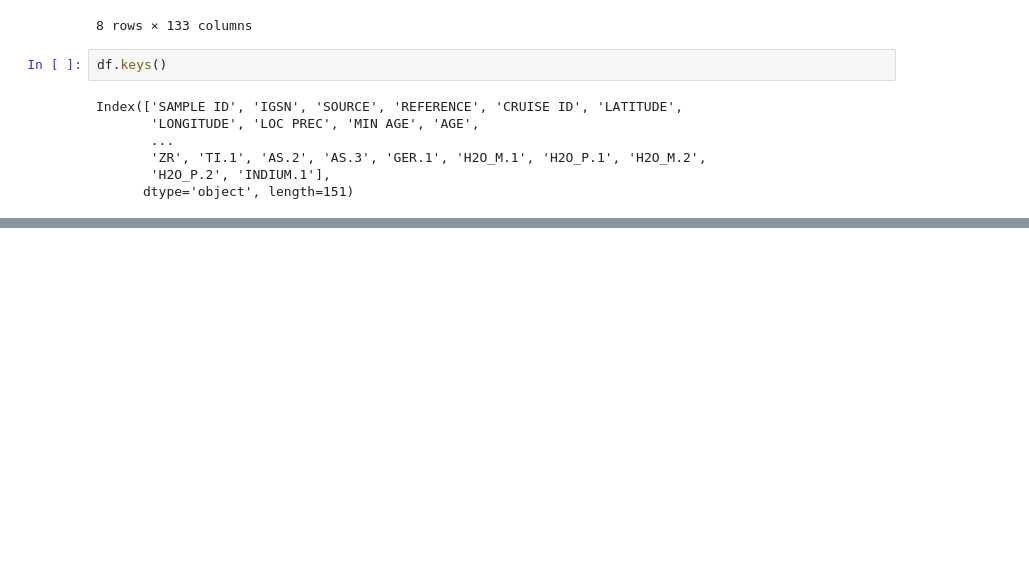
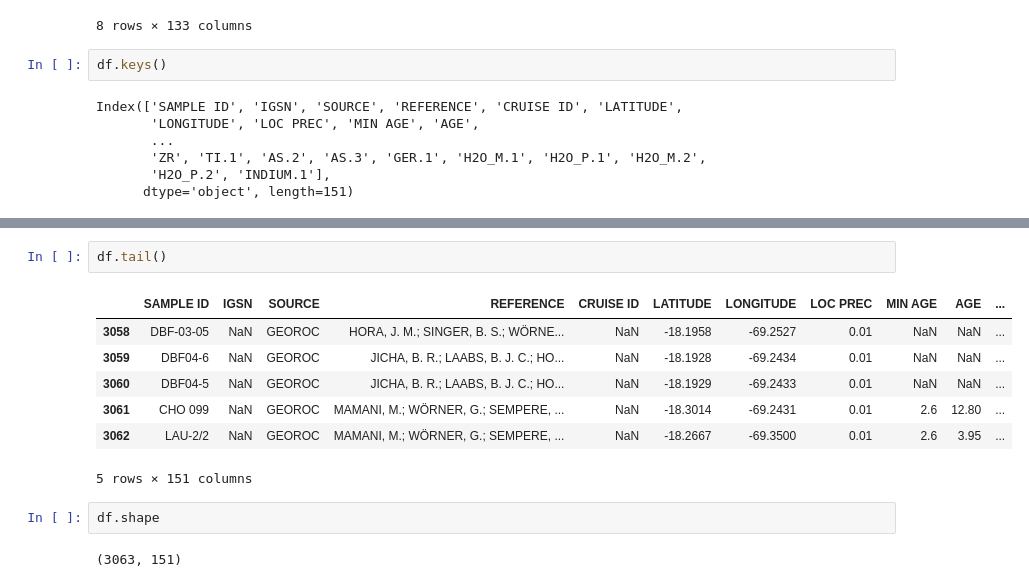
Before and after one commit to DSEI21000-S21/project-clustering-geological-samples, a Jupyter notebook: Geological_Samples_ML_Project.ipynb, the cells around one changed output, grey strips where cells are left out. Cells and saved outputs as stored; diff of their text form; blank space fills up the shorter version.

```diff
--- a/Geological_Samples_ML_Project.ipynb
+++ b/Geological_Samples_ML_Project.ipynb
@@ -83,0 +94,14 @@ Index(['SAMPLE ID', 'IGSN', 'SOURCE', 'REFERENCE', 'CRUISE ID', 'LATITUDE',
+# %%
+df.tail()
+# %% [output]
+|  | SAMPLE ID | IGSN | SOURCE | REFERENCE | CRUISE ID | LATITUDE | LONGITUDE | LOC PREC | MIN AGE | AGE | ... |
+| 3058 | DBF-03-05 | NaN | GEOROC | HORA, J. M.; SINGER, B. S.; WÖRNE... | NaN | -18.1958 | -69.2527 | 0.01 | NaN | NaN | ... |
+| 3059 | DBF04-6 | NaN | GEOROC | JICHA, B. R.; LAABS, B. J. C.; HO... | NaN | -18.1928 | -69.2434 | 0.01 | NaN | NaN | ... |
+| 3060 | DBF04-5 | NaN | GEOROC | JICHA, B. R.; LAABS, B. J. C.; HO... | NaN | -18.1929 | -69.2433 | 0.01 | NaN | NaN | ... |
+| 3061 | CHO 099 | NaN | GEOROC | MAMANI, M.; WÖRNER, G.; SEMPERE, ... | NaN | -18.3014 | -69.2431 | 0.01 | 2.6 | 12.80 | ... |
+| 3062 | LAU-2/2 | NaN | GEOROC | MAMANI, M.; WÖRNER, G.; SEMPERE, ... | NaN | -18.2667 | -69.3500 | 0.01 | 2.6 | 3.95 | ... |
+5 rows × 151 columns
+# %%
+df.shape
+# %% [output]
+(3063, 151)
```
Also changed, not shown: parts of 1 cell of this notebook.
